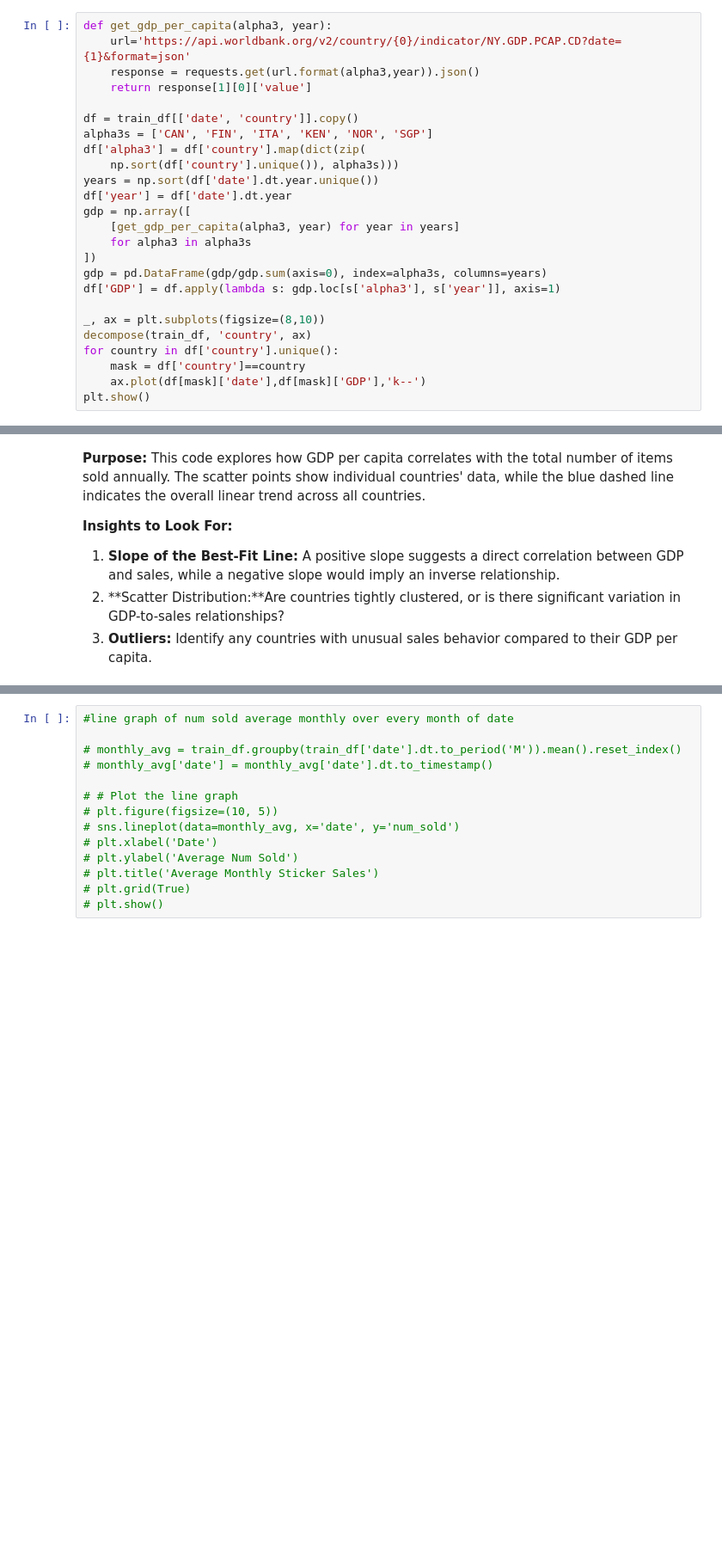
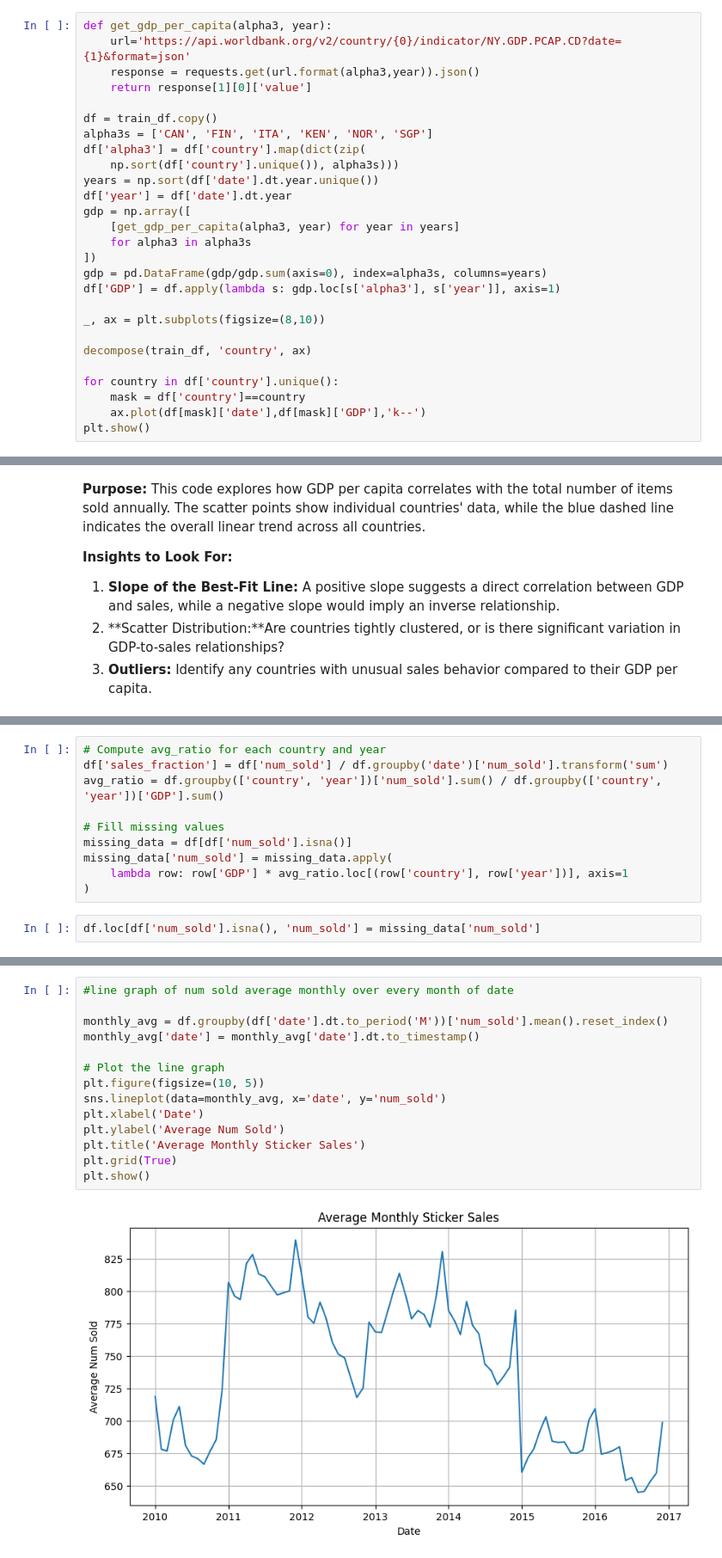
Before and after one commit to spshreya/Data_science_projects, a Jupyter notebook: demand_forecasting.ipynb, the cells around one changed output, grey strips where cells are left out. Shown at 86% size. Drawn from its saved outputs; the diff is of its cells as text; blank space fills up the shorter version.

```diff
--- a/demand_forecasting.ipynb
+++ b/demand_forecasting.ipynb
@@ -508,7 +516,7 @@ def get_gdp_per_capita(alpha3, year):
     response = requests.get(url.format(alpha3,year)).json()
     return response[1][0]['value']
 
-df = train_df[['date', 'country']].copy()
+df = train_df.copy()
 alpha3s = ['CAN', 'FIN', 'ITA', 'KEN', 'NOR', 'SGP']
 df['alpha3'] = df['country'].map(dict(zip(
     np.sort(df['country'].unique()), alpha3s)))
@@ -522,7 +530,9 @@ gdp = pd.DataFrame(gdp/gdp.sum(axis=0), index=alpha3s, columns=years)
 df['GDP'] = df.apply(lambda s: gdp.loc[s['alpha3'], s['year']], axis=1)
 
 _, ax = plt.subplots(figsize=(8,10))
+
 decompose(train_df, 'country', ax)
+
 for country in df['country'].unique():
     mask = df['country']==country
     ax.plot(df[mask]['date'],df[mask]['GDP'],'k--')
@@ -589,0 +597,12 @@ A positive slope suggests a direct correlation between GDP and sales, while a ne
+# %%
+# Compute avg_ratio for each country and year
+df['sales_fraction'] = df['num_sold'] / df.groupby('date')['num_sold'].transform('sum')
+avg_ratio = df.groupby(['country', 'year'])['num_sold'].sum() / df.groupby(['country', 'year'])['GDP'].sum()
+
+# Fill missing values
+missing_data = df[df['num_sold'].isna()]
+missing_data['num_sold'] = missing_data.apply(
+    lambda row: row['GDP'] * avg_ratio.loc[(row['country'], row['year'])], axis=1
+)
+# %%
+df.loc[df['num_sold'].isna(), 'num_sold'] = missing_data['num_sold']
@@ -590,14 +620,16 @@ A positive slope suggests a direct correlation between GDP and sales, while a ne
 # %%
 #line graph of num sold average monthly over every month of date
 
-# monthly_avg = train_df.groupby(train_df['date'].dt.to_period('M')).mean().reset_index()
-# monthly_avg['date'] = monthly_avg['date'].dt.to_timestamp()
+monthly_avg = df.groupby(df['date'].dt.to_period('M'))['num_sold'].mean().reset_index()
+monthly_avg['date'] = monthly_avg['date'].dt.to_timestamp()
 
-# # Plot the line graph
-# plt.figure(figsize=(10, 5))
-# sns.lineplot(data=monthly_avg, x='date', y='num_sold')
-# plt.xlabel('Date')
-# plt.ylabel('Average Num Sold')
-# plt.title('Average Monthly Sticker Sales')
-# plt.grid(True)
-# plt.show()
+# Plot the line graph
+plt.figure(figsize=(10, 5))
+sns.lineplot(data=monthly_avg, x='date', y='num_sold')
+plt.xlabel('Date')
+plt.ylabel('Average Num Sold')
+plt.title('Average Monthly Sticker Sales')
+plt.grid(True)
+plt.show()
+# %% [output]
+[figure, added]
```
Also changed, not shown: parts of 25 cells of this notebook.
